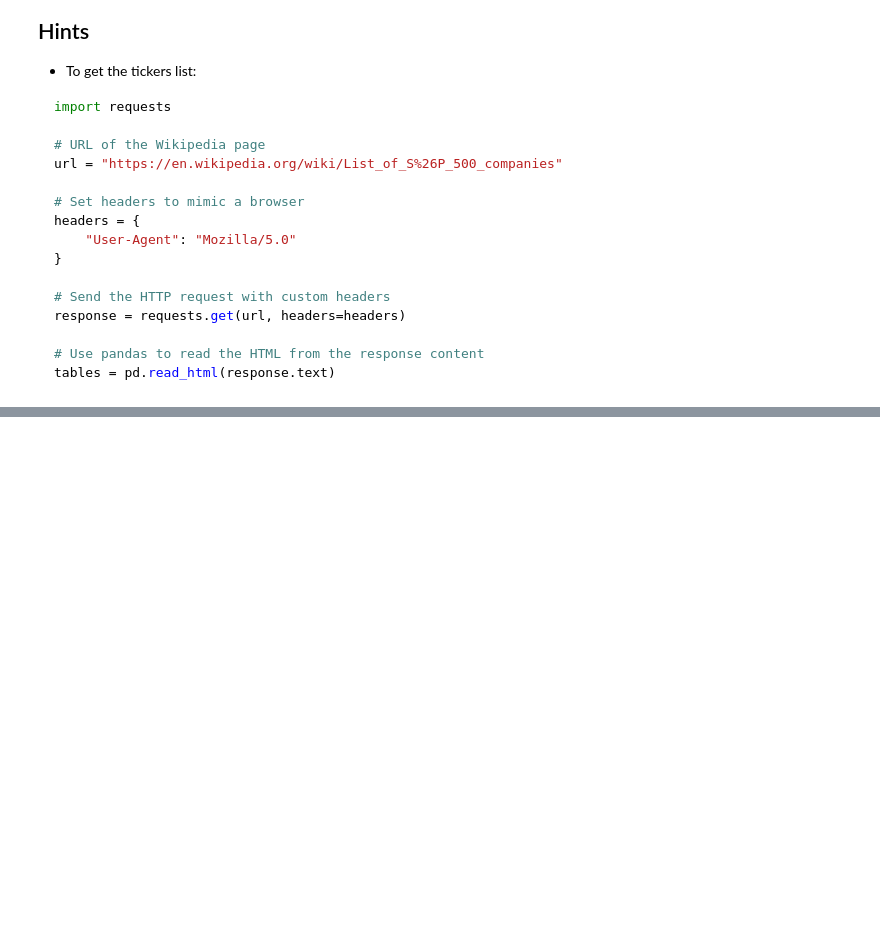
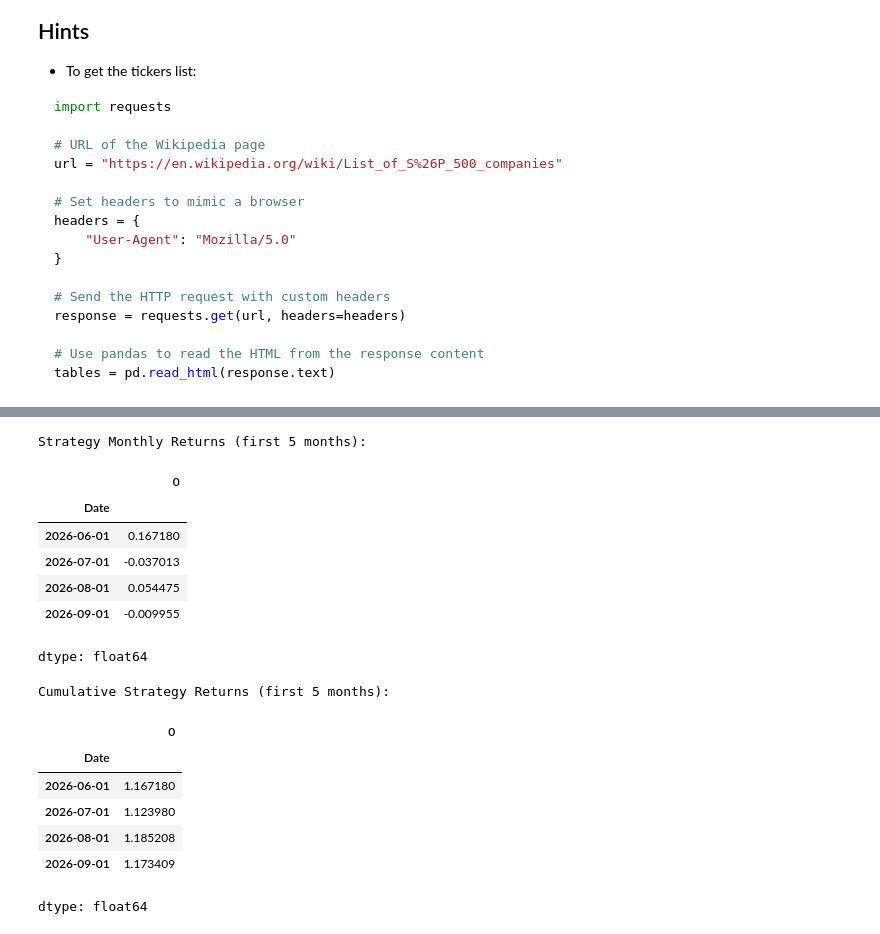
Before and after one commit to RaoulSinde/python-222, a Jupyter notebook: python_session_5.ipynb, the cells around one changed output, grey strips where cells are left out. Saved outputs shown, nothing was run; the diff lists cells and outputs as text; code cells hidden in the pictures; blank space fills up the shorter version.

```diff
--- a/python_session_5.ipynb
+++ b/python_session_5.ipynb
@@ -373,0 +380,75 @@ ranked_momentum.head()
+# %%
+import yfinance as yf
+import matplotlib.pyplot as plt
+
+# Initialize a list to store monthly returns of the strategy
+strategy_monthly_returns = []
+
+# Loop through each month and its selected top 10 tickers
+for month_idx, tickers_to_buy in top10_tickers.items():
+    # Define the start and end dates for the current month's trading period
+    start_of_month = month_idx
+    end_of_month = month_idx + pd.offsets.MonthEnd(0)
+
+    # Filter prices for the selected tickers within the current month
+    # Ensure only valid tickers (present in `prices` columns) are considered
+    valid_tickers = [t for t in tickers_to_buy if t in prices.columns]
+
+    if not valid_tickers:
+        strategy_monthly_returns.append(0.0) # No valid tickers for this month
+        continue
+
+    # Get the prices for the selected tickers for the entire month
+    prices_for_month = prices.loc[start_of_month:end_of_month, valid_tickers]
+
+    if prices_for_month.empty or len(prices_for_month) < 2:
+        strategy_monthly_returns.append(0.0) # Not enough data for the month for selected stocks
+        continue
+
+    # Get the first available price for each selected stock in the month (buy price)
+    buy_prices = prices_for_month.iloc[0]
+
+    # Get the last available price for each selected stock in the month (sell price)
+    sell_prices = prices_for_month.iloc[-1]
+
+    # Only consider tickers where both buy and sell prices are available and not NaN
+    available_tickers = buy_prices.dropna().index.intersection(sell_prices.dropna().index)
+
+    if available_tickers.empty:
+        strategy_monthly_returns.append(0.0)
+        continue
+
+    # Calculate individual stock returns for the month
+    individual_monthly_returns = (sell_prices[available_tickers] / buy_prices[available_tickers]) - 1
+
+    # Calculate the average return for the portfolio (equal weighting)
+    monthly_portfolio_return = individual_monthly_returns.mean()
+    strategy_monthly_returns.append(monthly_portfolio_return)
+
+# Create a Series for strategy monthly returns
+strategy_returns_series = pd.Series(strategy_monthly_returns, index=top10_tickers.index)
+
+# Calculate cumulative returns for the strategy
+cumulative_strategy_returns = (1 + strategy_returns_series).cumprod()
+
+print("Strategy Monthly Returns (first 5 months):")
+display(strategy_returns_series.head())
+print("\nCumulative Strategy Returns (first 5 months):")
+display(cumulative_strategy_returns.head())
+# %% [output]
+Strategy Monthly Returns (first 5 months):
+|  | 0 |
+| Date |  |
+| 2026-06-01 | 0.167180 |
+| 2026-07-01 | -0.037013 |
+| 2026-08-01 | 0.054475 |
+| 2026-09-01 | -0.009955 |
+dtype: float64
+Cumulative Strategy Returns (first 5 months):
+|  | 0 |
+| Date |  |
+| 2026-06-01 | 1.167180 |
+| 2026-07-01 | 1.123980 |
+| 2026-08-01 | 1.185208 |
+| 2026-09-01 | 1.173409 |
+dtype: float64
```
Also changed, not shown: parts of 20 cells of this notebook.
